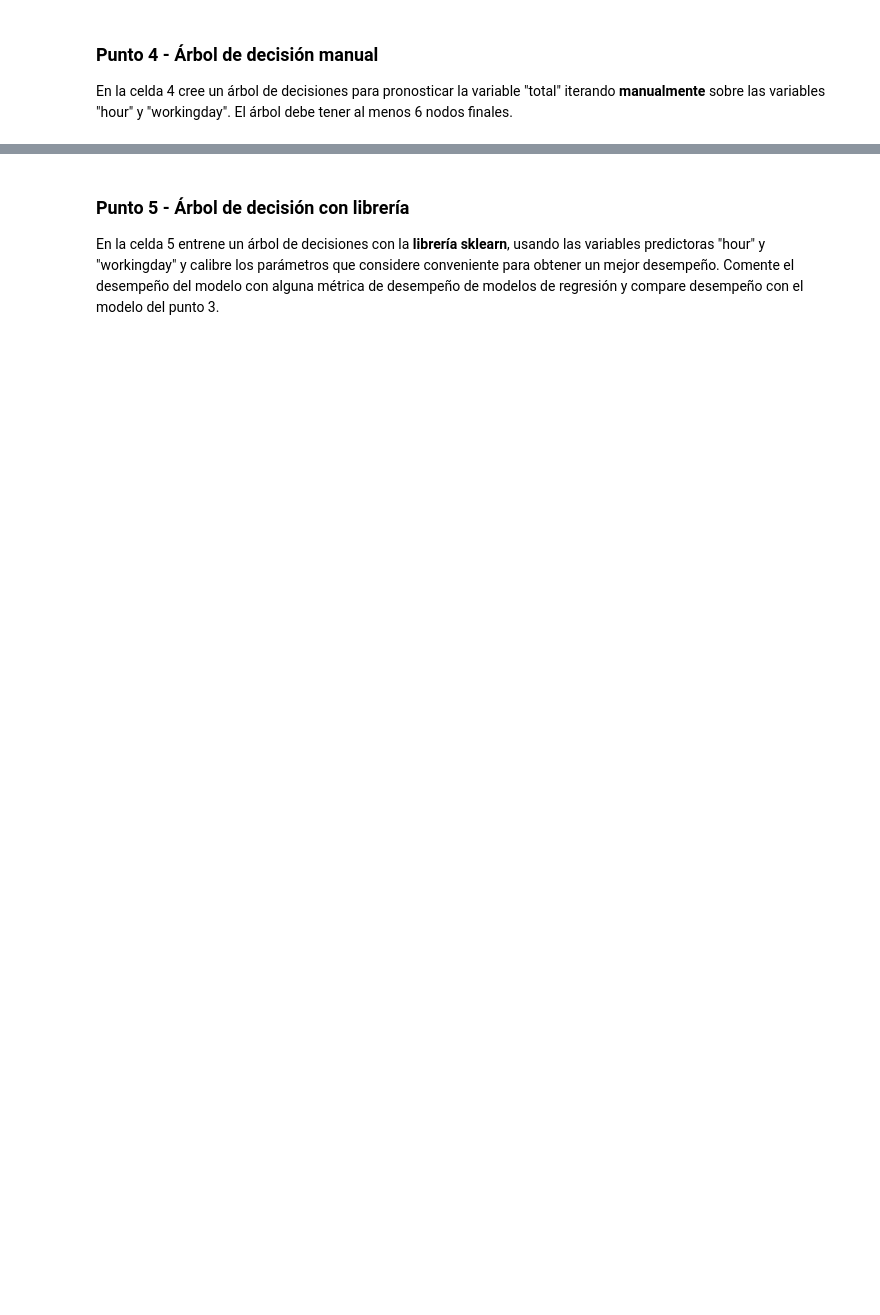
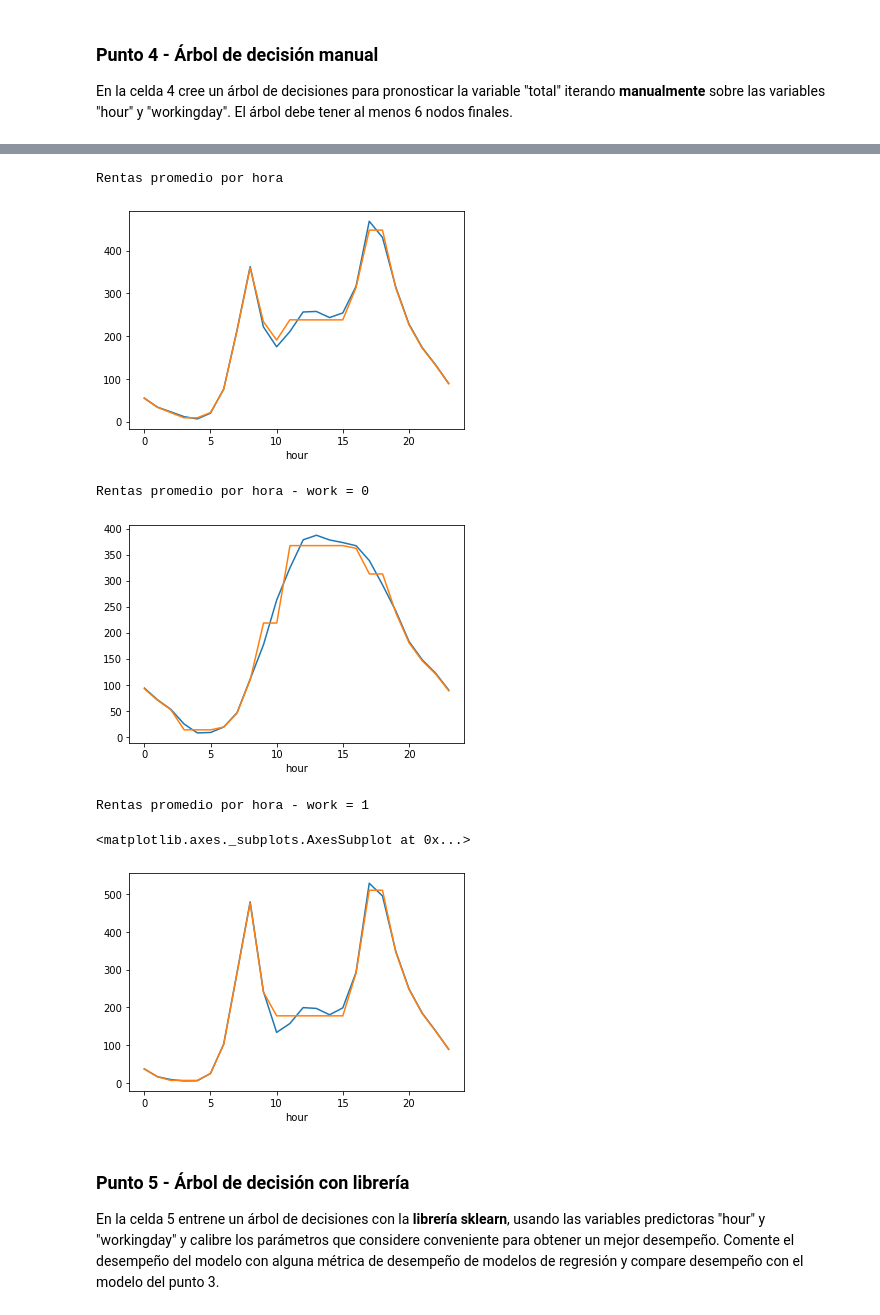
Before and after one commit to EdgarGM20/ML-NLP, a Jupyter notebook: S1TC1_arboles_ensamblajes.ipynb, the cells around one changed output, grey strips where cells are left out. Cells and saved outputs as stored; diff of their text form; code cells hidden in the pictures; blank space fills up the shorter version.

```diff
--- a/S1TC1_arboles_ensamblajes.ipynb
+++ b/S1TC1_arboles_ensamblajes.ipynb
@@ -101,3 +328,27 @@ En la celda 4 cree un árbol de decisiones para pronosticar la variable "total"
+# %%
+result = pd.concat([XTest, yTotal, pd.DataFrame(y_pred, columns=['y_pred'])], axis=1)
+
+print('Rentas promedio por hora')
+result.groupby('hour').total.mean().plot()
+result.groupby('hour').y_pred.mean().plot()
+
+plt.show()
+print('Rentas promedio por hora - work = 0')
+result[result['workingday']==0].groupby('hour').total.mean().plot()
+result[result['workingday']==0].groupby('hour').y_pred.mean().plot()
+
+plt.show()
+print('Rentas promedio por hora - work = 1')
+result[result['workingday']==1].groupby('hour').total.mean().plot()
+result[result['workingday']==1].groupby('hour').y_pred.mean().plot()
+# %% [output]
+Rentas promedio por hora
+[figure, added]
+Rentas promedio por hora - work = 0
+[figure, added]
+Rentas promedio por hora - work = 1
+<matplotlib.axes._subplots.AxesSubplot at 0x...>
+[figure, added]
 # %% [markdown]
 ### Punto 5 - Árbol de decisión con librería
 En la celda 5 entrene un árbol de decisiones con la **librería sklearn**, usando las variables predictoras "hour" y "workingday" y calibre los parámetros que considere conveniente para obtener un mejor desempeño. Comente el desempeño del modelo con alguna métrica de desempeño de modelos de regresión y compare desempeño con el modelo del punto 3.
```
Also changed, not shown: parts of 28 cells of this notebook.
